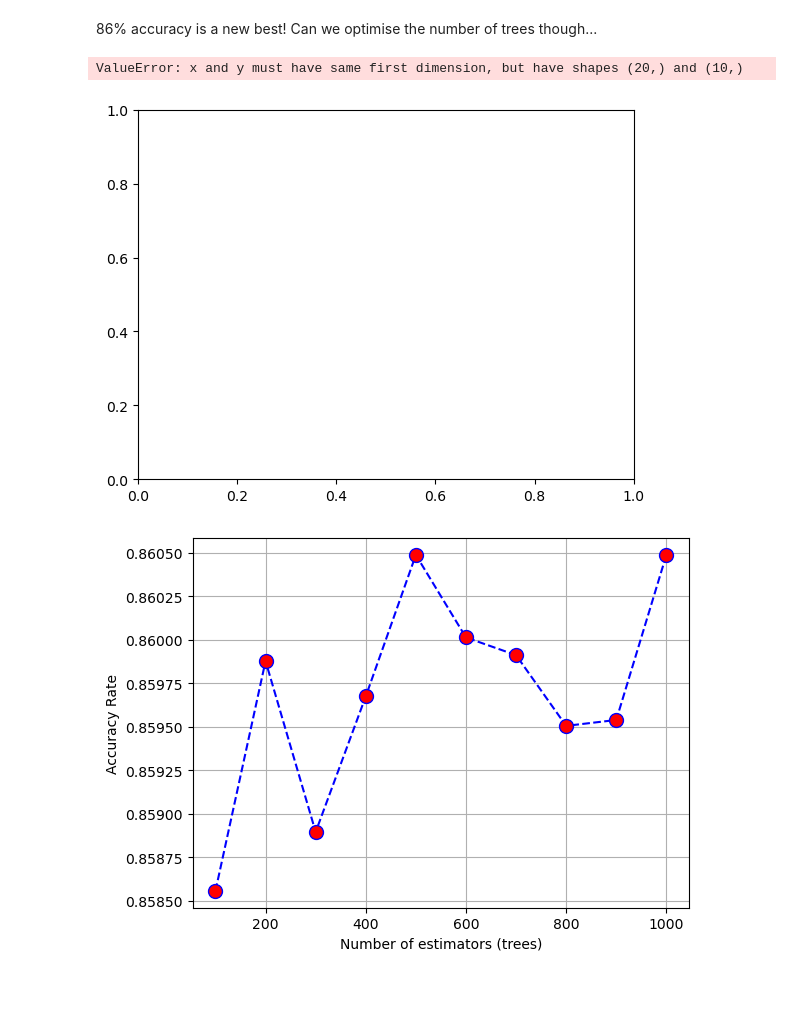
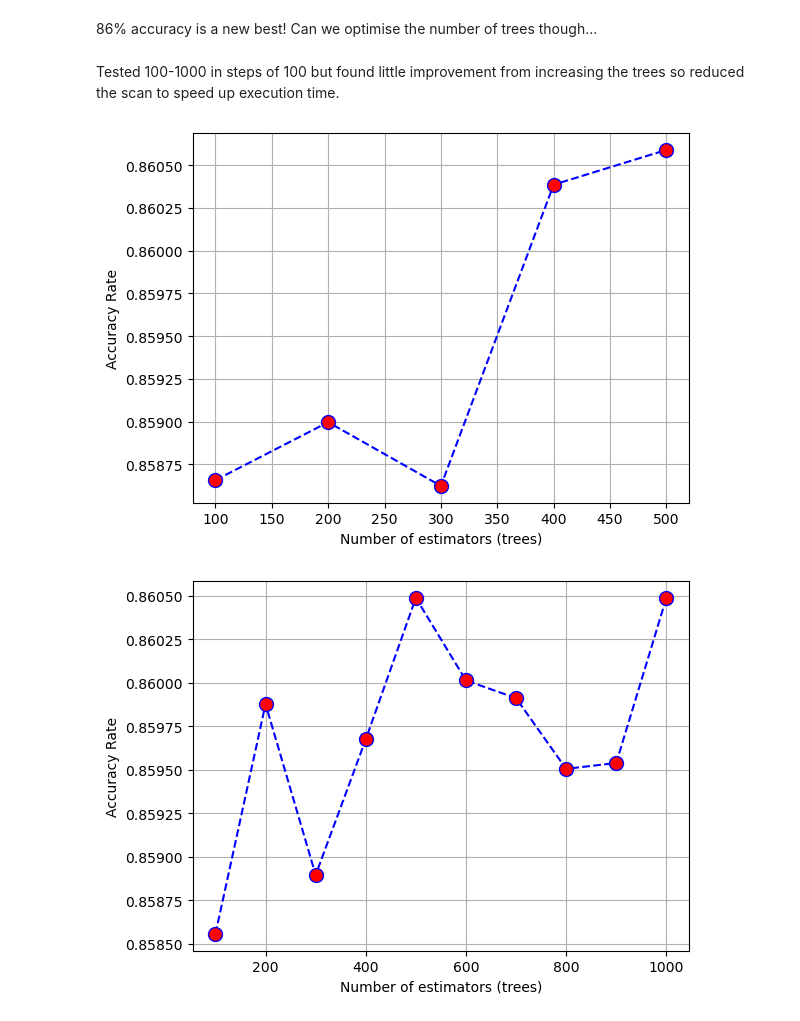
Before and after one commit to jackhenshaw/creditScore, a Jupyter notebook: credit_score.ipynb, the cells around one changed output. Cells and saved outputs as stored; diff of their text form; code cells hidden in the pictures; blank space fills up the shorter version.

```diff
--- a/credit_score.ipynb
+++ b/credit_score.ipynb
@@ -2277,20 +2269,21 @@ weighted avg       0.86      0.86      0.86     29510
 # %% [markdown]
 86% accuracy is a new best! Can we optimise the number of trees though...
+# %% [markdown]
+Tested 100-1000 in steps of 100 but found little improvement from increasing the trees so reduced the scan to speed up execution time.
 # %%
 rfc_accuracy_rate = []
-for n_estimators in range(100, 1100, 100):
-  rfc = RandomForestClassifier(n_estimators=n_estimators) # could play around with the number of trees here
+for n_estimators in range(100, 600, 100):
+  rfc = RandomForestClassifier(n_estimators=n_estimators)
   rfc.fit(train_data, train_labels)
   predicted_labels = rfc.predict(test_data)
   rfc_accuracy_rate.append(classification_report(test_labels, predicted_labels, output_dict=True)['accuracy'])
 
 fig = plt.figure()
 ax = fig.add_subplot(1,1,1)
-ax.plot(range(100,1100, 100), rfc_accuracy_rate, 'b--', markerfacecolor='red', marker='o', ms=10)
+ax.plot(range(100,600, 100), rfc_accuracy_rate, 'b--', markerfacecolor='red', marker='o', ms=10)
 ax.set_xlabel("Number of estimators (trees)")
 ax.set_ylabel("Accuracy Rate")
 plt.grid()
 # %% [output]
-ValueError: x and y must have same first dimension, but have shapes (20,) and (10,)
-[figure, old version]
+[figure, new version]
 # %%
```
Also changed, not shown: parts of 25 cells of this notebook, 2 other files.
